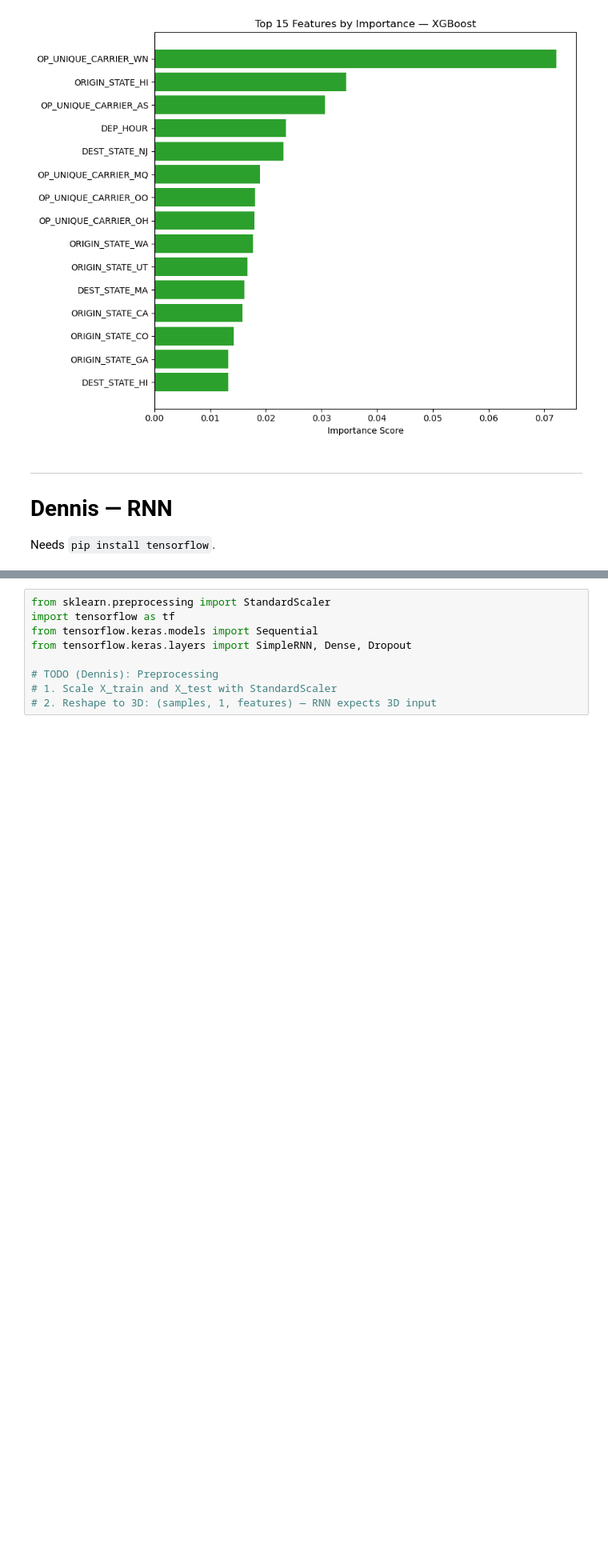
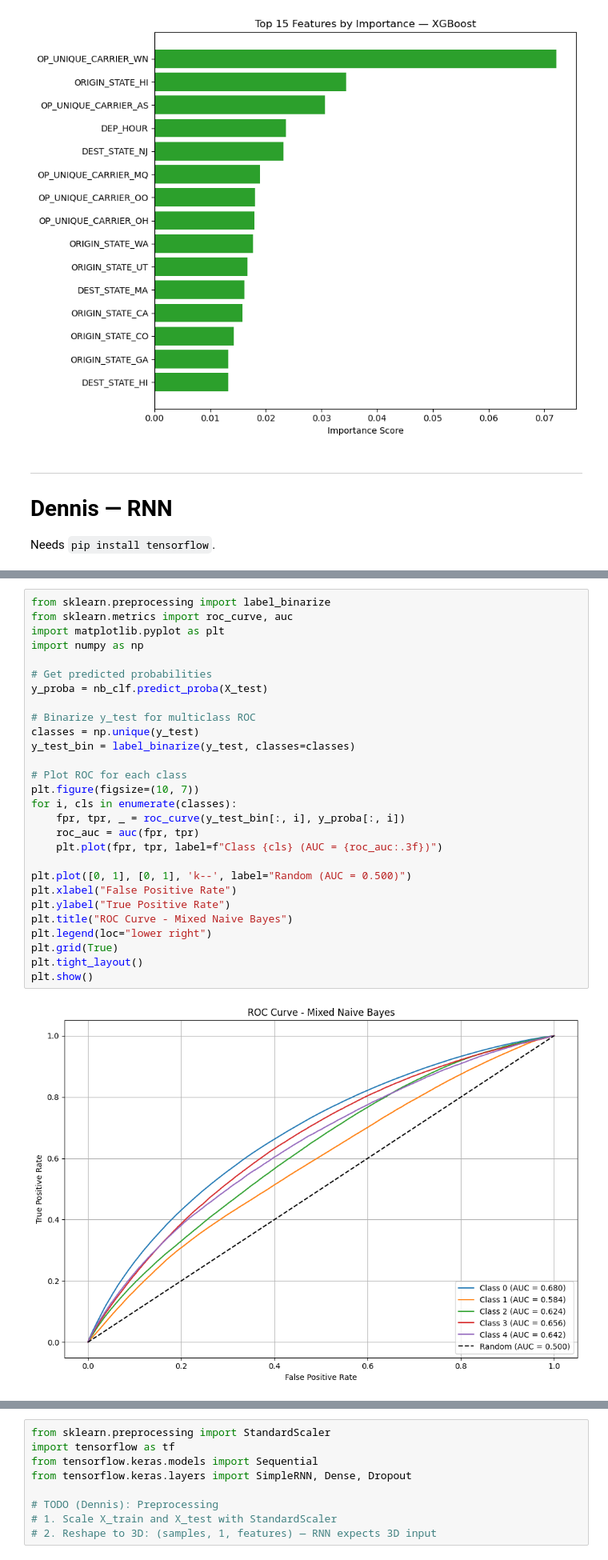
Before and after one commit to dennisous/STT811-Project, a Jupyter notebook: model_analysis.ipynb, the cells around one changed output, grey strips where cells are left out. Shown at 80% size. Drawn from its saved outputs; the diff is of its cells as text; blank space fills up the shorter version.

```diff
--- a/model_analysis.ipynb
+++ b/model_analysis.ipynb
@@ -320,0 +437,30 @@ Needs `pip install tensorflow`.
+# %%
+from sklearn.preprocessing import label_binarize
+from sklearn.metrics import roc_curve, auc
+import matplotlib.pyplot as plt
+import numpy as np
+
+# Get predicted probabilities
+y_proba = nb_clf.predict_proba(X_test)
+
+# Binarize y_test for multiclass ROC
+classes = np.unique(y_test)
+y_test_bin = label_binarize(y_test, classes=classes)
+
+# Plot ROC for each class
+plt.figure(figsize=(10, 7))
+for i, cls in enumerate(classes):
+    fpr, tpr, _ = roc_curve(y_test_bin[:, i], y_proba[:, i])
+    roc_auc = auc(fpr, tpr)
+    plt.plot(fpr, tpr, label=f"Class {cls} (AUC = {roc_auc:.3f})")
+
+plt.plot([0, 1], [0, 1], 'k--', label="Random (AUC = 0.500)")
+plt.xlabel("False Positive Rate")
+plt.ylabel("True Positive Rate")
+plt.title("ROC Curve - Mixed Naive Bayes")
+plt.legend(loc="lower right")
+plt.grid(True)
+plt.tight_layout()
+plt.show()
+# %% [output]
+[figure, added]
```
Also changed, not shown: parts of 8 cells of this notebook.
